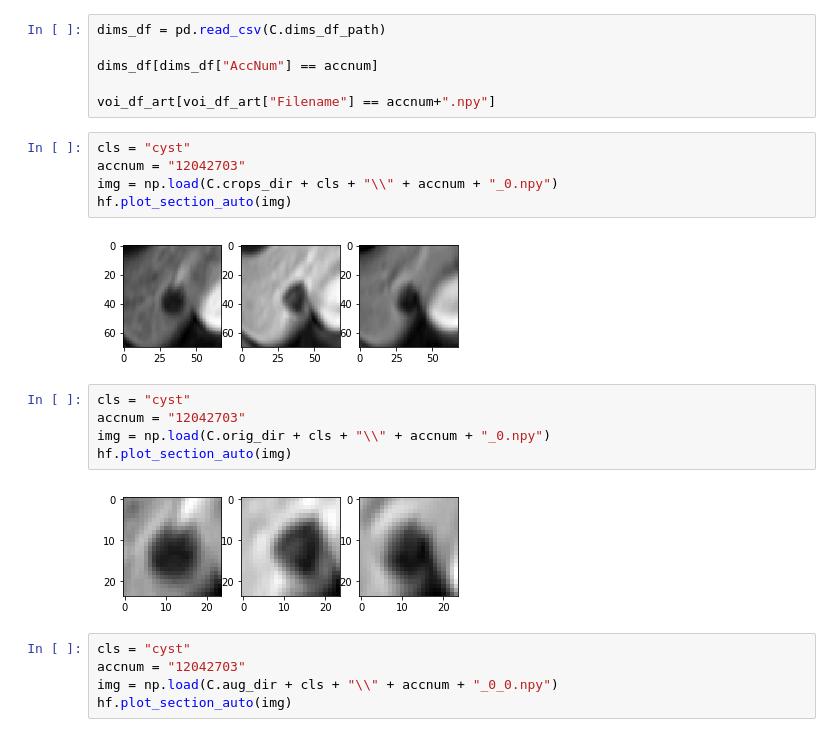
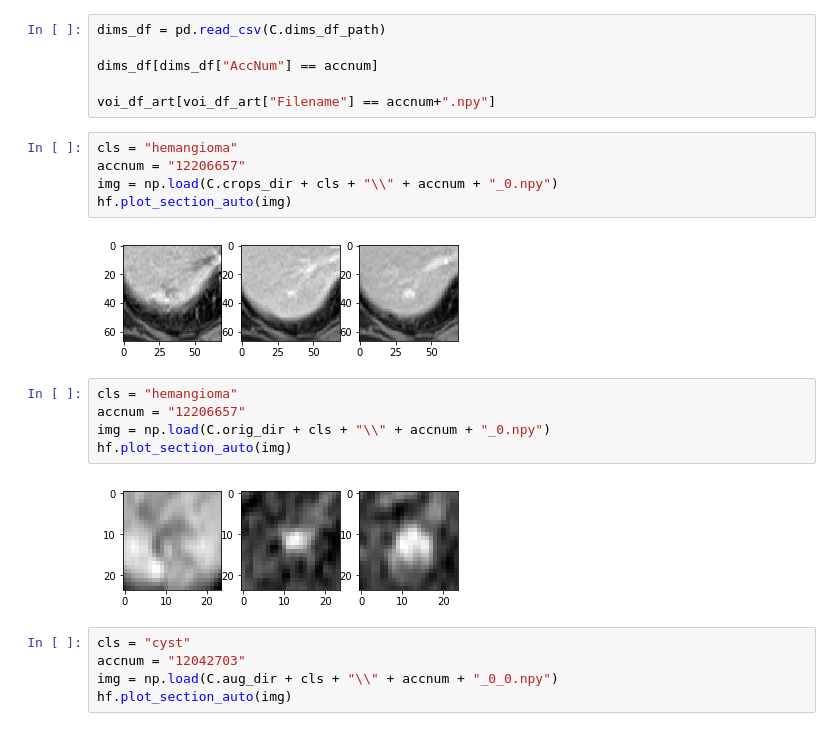
Before and after one commit to clintonjwang/voi-classifier, a Jupyter notebook: voi-extractor.ipynb, the cells around one changed output. Drawn from its saved outputs; the diff is of its cells as text.

```diff
--- a/voi-extractor.ipynb
+++ b/voi-extractor.ipynb
@@ -314,19 +313,19 @@ dims_df[dims_df["AccNum"] == accnum]
 
 voi_df_art[voi_df_art["Filename"] == accnum+".npy"]
 # %%
-cls = "cyst"
-accnum = "12042703"
+cls = "hemangioma"
+accnum = "12206657"
 img = np.load(C.crops_dir + cls + "\\" + accnum + "_0.npy")
 hf.plot_section_auto(img)
 # %% [output]
-[figure, old version]
+[figure, new version]
 # %%
-cls = "cyst"
-accnum = "12042703"
+cls = "hemangioma"
+accnum = "12206657"
 img = np.load(C.orig_dir + cls + "\\" + accnum + "_0.npy")
 hf.plot_section_auto(img)
 # %% [output]
-[figure, old version]
+[figure, new version]
 # %%
 cls = "cyst"
 accnum = "12042703"
```
Also changed, not shown: parts of 6 cells of this notebook, 2 other files.
